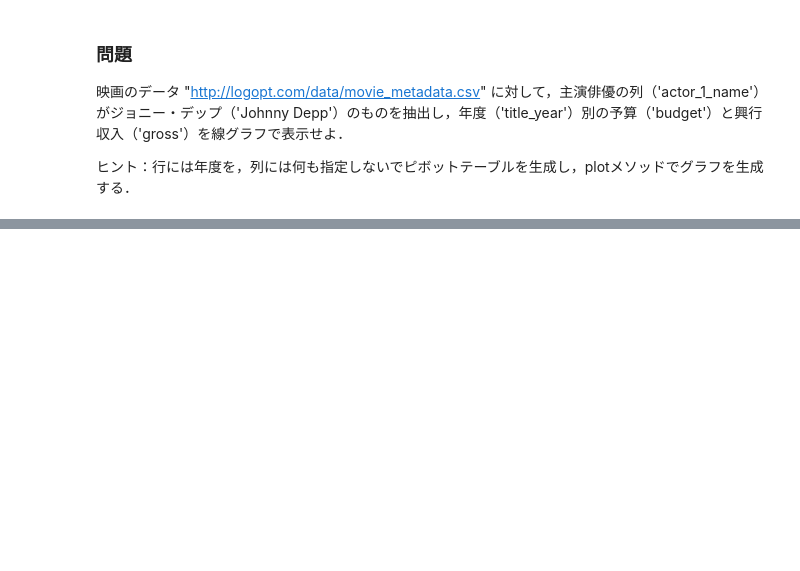
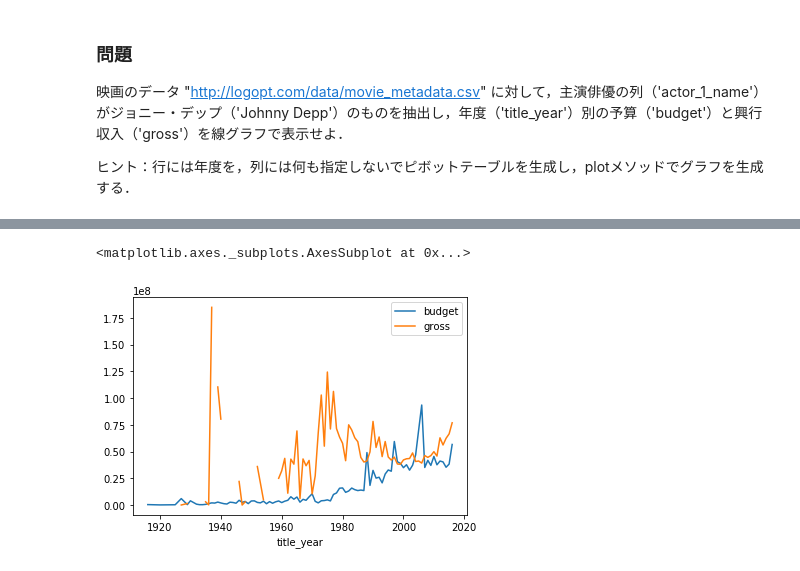
Before and after one commit to yuiokubo/muscle_training, a Jupyter notebook: menu/muscle04_pandas1_0.ipynb, the cells around one changed output, grey strips where cells are left out. Saved outputs shown, nothing was run; the diff lists cells and outputs as text; code cells hidden in the pictures; blank space fills up the shorter version.

```diff
--- a/menu/muscle04_pandas1_0.ipynb
+++ b/menu/muscle04_pandas1_0.ipynb
@@ -724,0 +1007,8 @@ movie.head()
+# %%
+movie[(movie.actor_1_name =="Johnny Depp")]
+pivot = pd.pivot_table(movie, values=["budget","gross"],index="title_year" ,aggfunc="mean")
+%matplotlib inline
+pivot.plot()
+# %% [output]
+<matplotlib.axes._subplots.AxesSubplot at 0x...>
+[figure, added]
```
Also changed, not shown: parts of 34 cells of this notebook.
